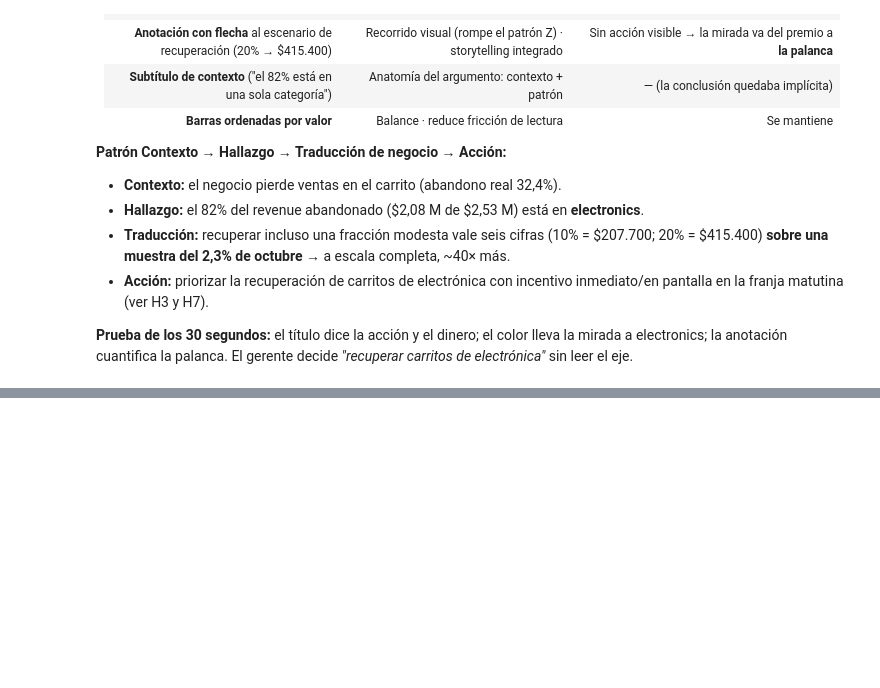
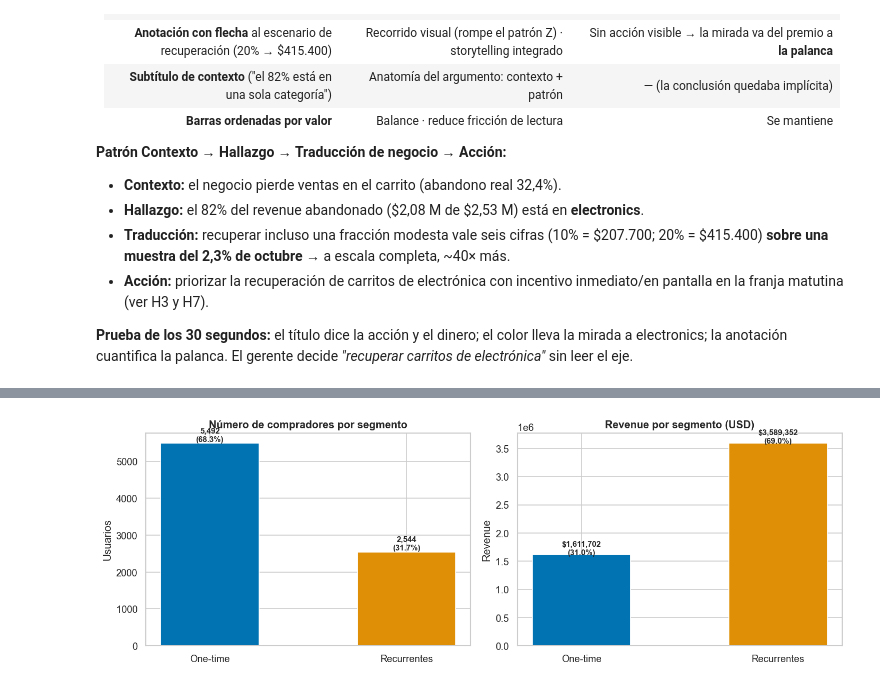
Before and after one commit to HeiderZapata/taller_visualiza_datos, a Jupyter notebook: notebooks/taller_2.ipynb, the cells around one changed output, grey strips where cells are left out. Cells and saved outputs as stored; diff of their text form; code cells hidden in the pictures; blank space fills up the shorter version.

```diff
--- a/notebooks/taller_2.ipynb
+++ b/notebooks/taller_2.ipynb
@@ -1450,0 +1457,20 @@ La versión exploratoria (arriba) es correcta para el analista, pero obliga a *l
+# %%
+# ── FASE II · ANTES (Palanca B): exploratoria — reproduce 4.6 ──
+# Reusa one_time / repeat / n_buyers / rev_one_time / rev_repeat / rev_total de 4.6.
+fig, axes = plt.subplots(1, 2, figsize=(12, 4.2))
+colores = sns.color_palette('colorblind', 2)
+labels_seg = ['One-time', 'Recurrentes']
+axes[0].bar(labels_seg, [one_time, repeat], color=colores, edgecolor='white', width=0.5)
+axes[0].set_title('Número de compradores por segmento', fontweight='bold')
+axes[0].set_ylabel('Usuarios')
+for i, val in enumerate([one_time, repeat]):
+    axes[0].text(i, val + 50, f'{val:,}\n({val/n_buyers*100:.1f}%)', ha='center', fontsize=9, fontweight='bold')
+axes[1].bar(labels_seg, [rev_one_time, rev_repeat], color=colores, edgecolor='white', width=0.5)
+axes[1].set_title('Revenue por segmento (USD)', fontweight='bold')
+axes[1].set_ylabel('Revenue')
+for i, val in enumerate([rev_one_time, rev_repeat]):
+    axes[1].text(i, val + 200, f'${val:,.0f}\n({val/rev_total*100:.1f}%)', ha='center', fontsize=9, fontweight='bold')
+plt.tight_layout()
+plt.show()
+# %% [output]
+[figure, added]
```
Also changed, not shown: parts of 4 cells of this notebook, 1 other file.
